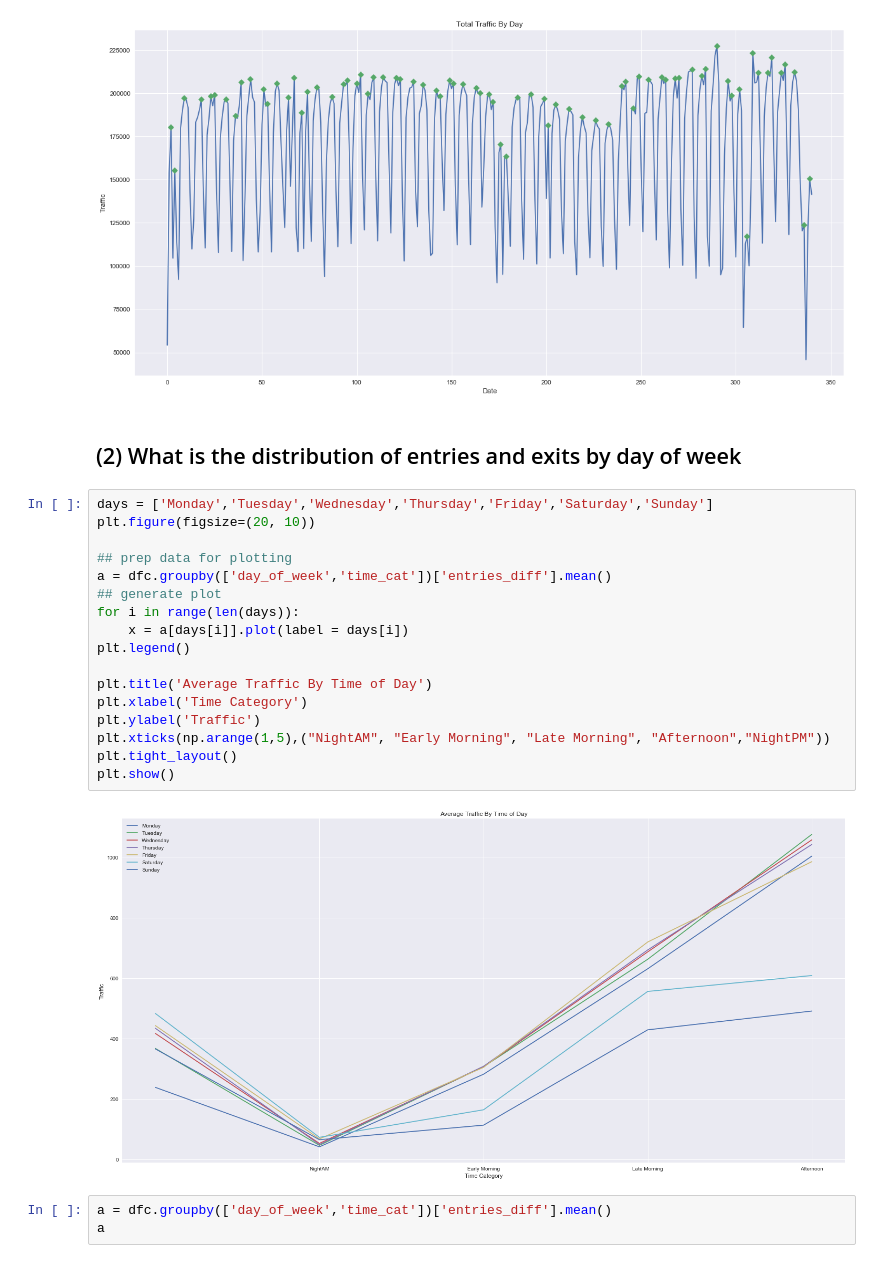
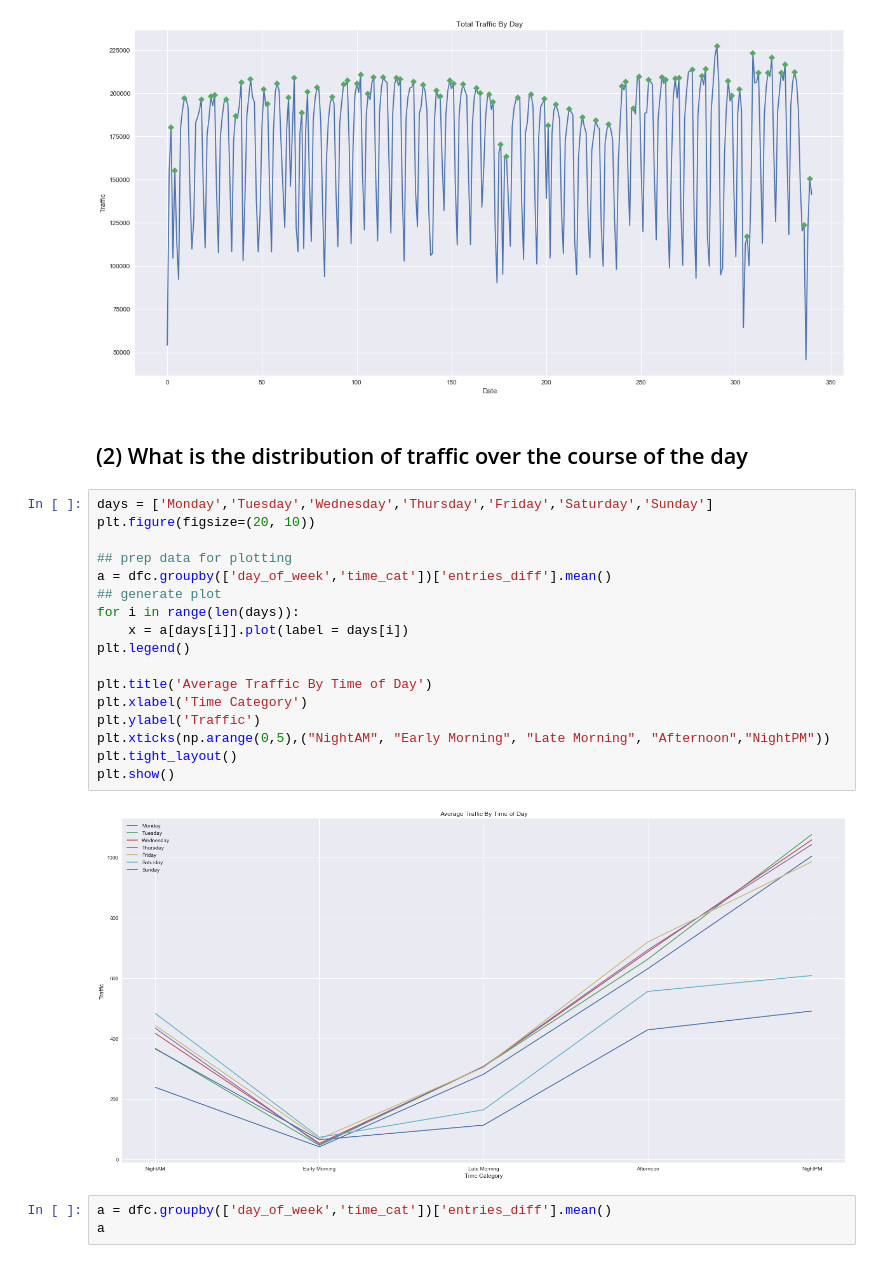
Before and after one commit to MahfuzurRahmanMiah/MTA_Turnstile_Data, a Jupyter notebook: MTA_Turnstile_Data-Copy2.ipynb, the cells around one changed output. Saved outputs shown, nothing was run; the diff lists cells and outputs as text.

Commit message:
Added most of the graphs and cleaned up code

```diff
--- a/MTA_Turnstile_Data-Copy2.ipynb
+++ b/MTA_Turnstile_Data-Copy2.ipynb
@@ -656,26 +652,26 @@ plt.ylabel('Traffic')
 Text(0,0.5,'Traffic')
 [figure]
 # %% [markdown]
-## (2) What is the distribution of entries and exits by day of week
+## (2) What is the distribution of traffic over the course of the day
 # %%
 days = ['Monday','Tuesday','Wednesday','Thursday','Friday','Saturday','Sunday']
 plt.figure(figsize=(20, 10))
 
 ## prep data for plotting
 a = dfc.groupby(['day_of_week','time_cat'])['entries_diff'].mean()
 ## generate plot
 for i in range(len(days)):
     x = a[days[i]].plot(label = days[i])
 plt.legend()
 
 plt.title('Average Traffic By Time of Day')
 plt.xlabel('Time Category')
 plt.ylabel('Traffic')
-plt.xticks(np.arange(1,5),("NightAM", "Early Morning", "Late Morning", "Afternoon","NightPM"))
+plt.xticks(np.arange(0,5),("NightAM", "Early Morning", "Late Morning", "Afternoon","NightPM"))
 plt.tight_layout()
 plt.show()
 # %% [output]
-[figure, old version]
+[figure, new version]
 # %%
 a = dfc.groupby(['day_of_week','time_cat'])['entries_diff'].mean()
 a
```
Also changed, not shown: parts of 3 cells of this notebook.
